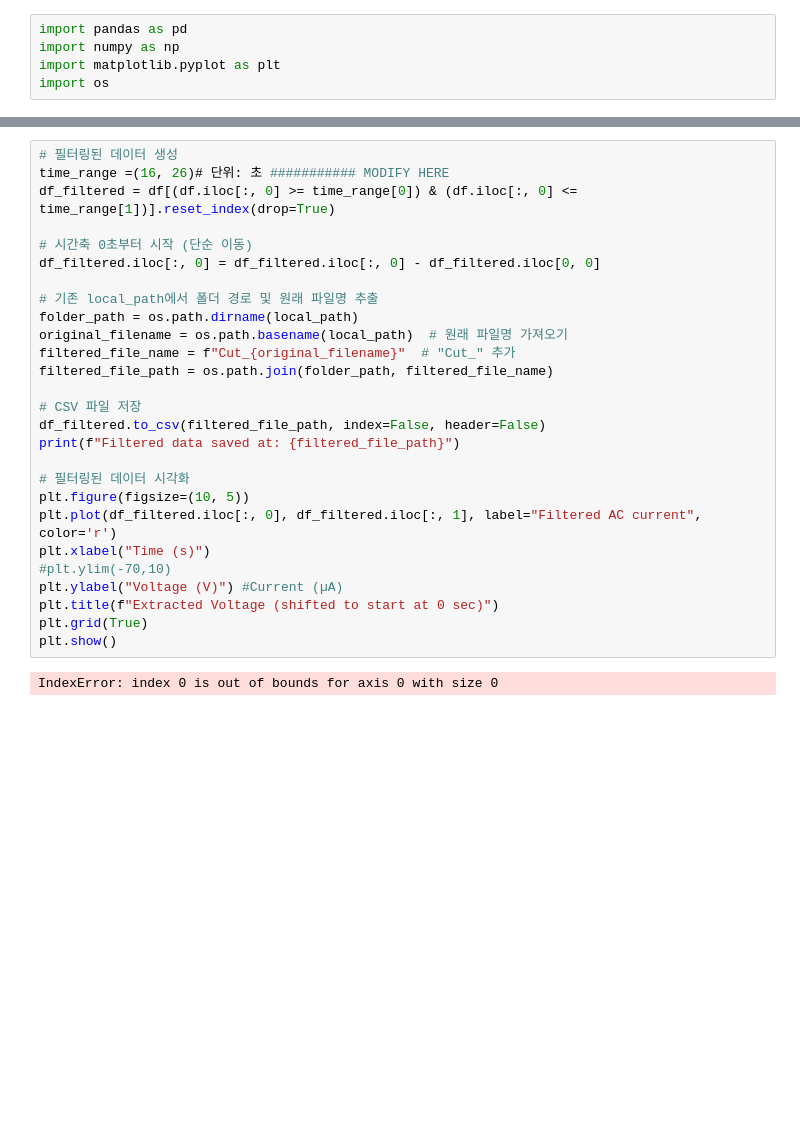
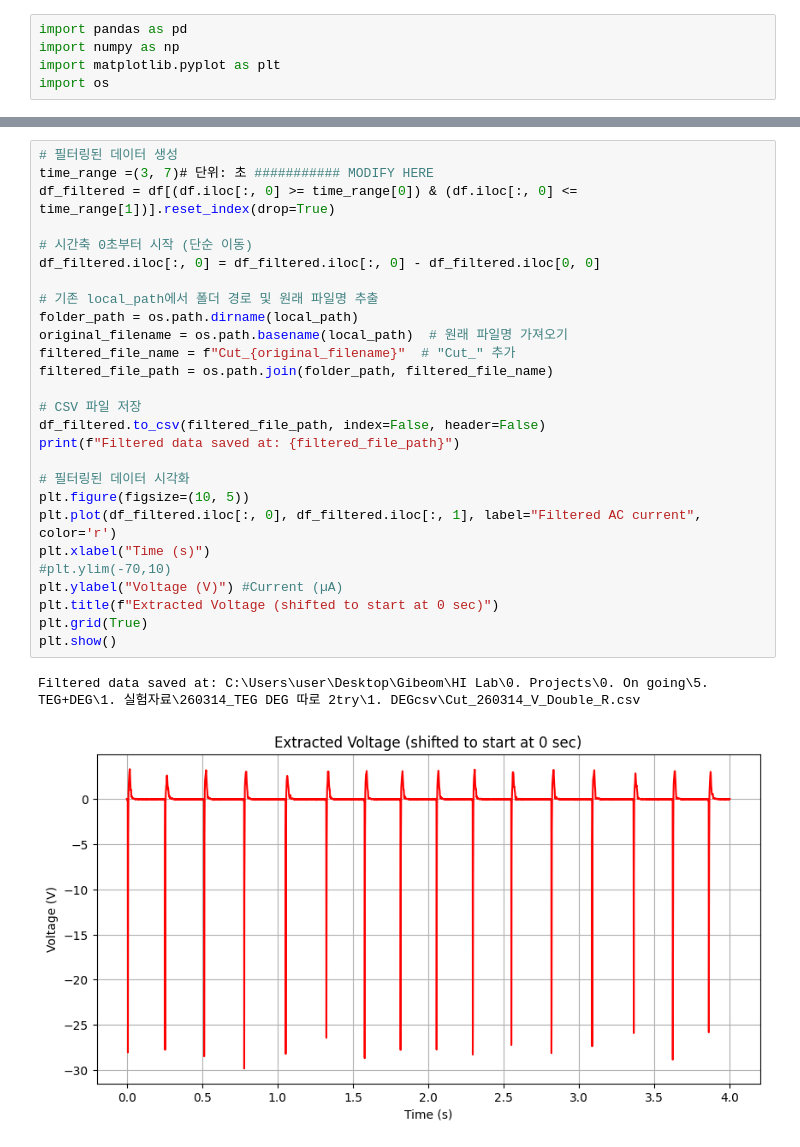
Before and after one commit to Gibeom-Lee/GB_practicing, a Jupyter notebook: data_processing/partial_extraction.ipynb, the cells around one changed output, grey strips where cells are left out. Drawn from its saved outputs; the diff is of its cells as text; blank space fills up the shorter version.

```diff
--- a/data_processing/partial_extraction.ipynb
+++ b/data_processing/partial_extraction.ipynb
@@ -38,29 +38,30 @@ min value: -0.0551
 # %%
 # 필터링된 데이터 생성
-time_range =(16, 26)# 단위: 초 ########### MODIFY HERE
+time_range =(3, 7)# 단위: 초 ########### MODIFY HERE
 df_filtered = df[(df.iloc[:, 0] >= time_range[0]) & (df.iloc[:, 0] <= time_range[1])].reset_index(drop=True)
 
 # 시간축 0초부터 시작 (단순 이동)
 df_filtered.iloc[:, 0] = df_filtered.iloc[:, 0] - df_filtered.iloc[0, 0]
 
 # 기존 local_path에서 폴더 경로 및 원래 파일명 추출
 folder_path = os.path.dirname(local_path)
 original_filename = os.path.basename(local_path)  # 원래 파일명 가져오기
 filtered_file_name = f"Cut_{original_filename}"  # "Cut_" 추가
 filtered_file_path = os.path.join(folder_path, filtered_file_name)
 
 # CSV 파일 저장
 df_filtered.to_csv(filtered_file_path, index=False, header=False)
 print(f"Filtered data saved at: {filtered_file_path}")
 
 # 필터링된 데이터 시각화
 plt.figure(figsize=(10, 5))
 plt.plot(df_filtered.iloc[:, 0], df_filtered.iloc[:, 1], label="Filtered AC current", color='r')
 plt.xlabel("Time (s)")
 #plt.ylim(-70,10)
 plt.ylabel("Voltage (V)") #Current (µA)
 plt.title(f"Extracted Voltage (shifted to start at 0 sec)")
 plt.grid(True)
 plt.show()
 # %% [output]
-IndexError: index 0 is out of bounds for axis 0 with size 0
+Filtered data saved at: C:\Users\user\Desktop\Gibeom\HI Lab\0. Projects\0. On going\5. TEG+DEG\1. 실험자료\260314_TEG DEG 따로 2try\1. DEGcsv\Cut_260314_V_Double_R.csv
+[figure, added]
```
Also changed, not shown: parts of 1 cell of this notebook, 5 other files.
